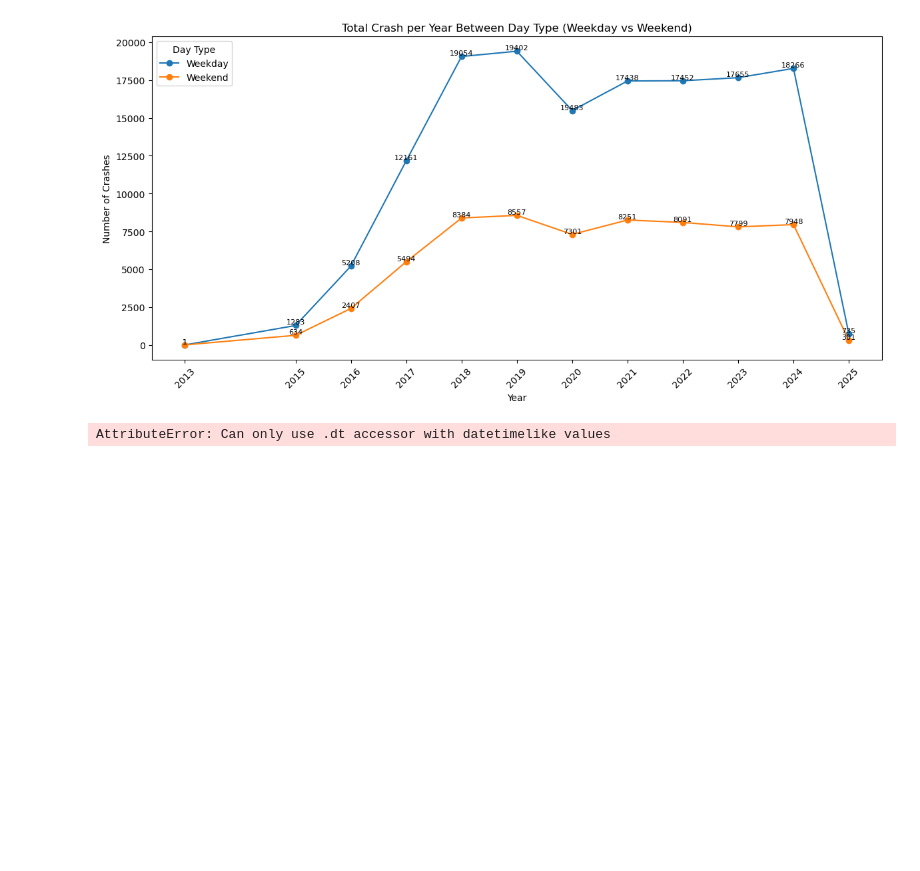
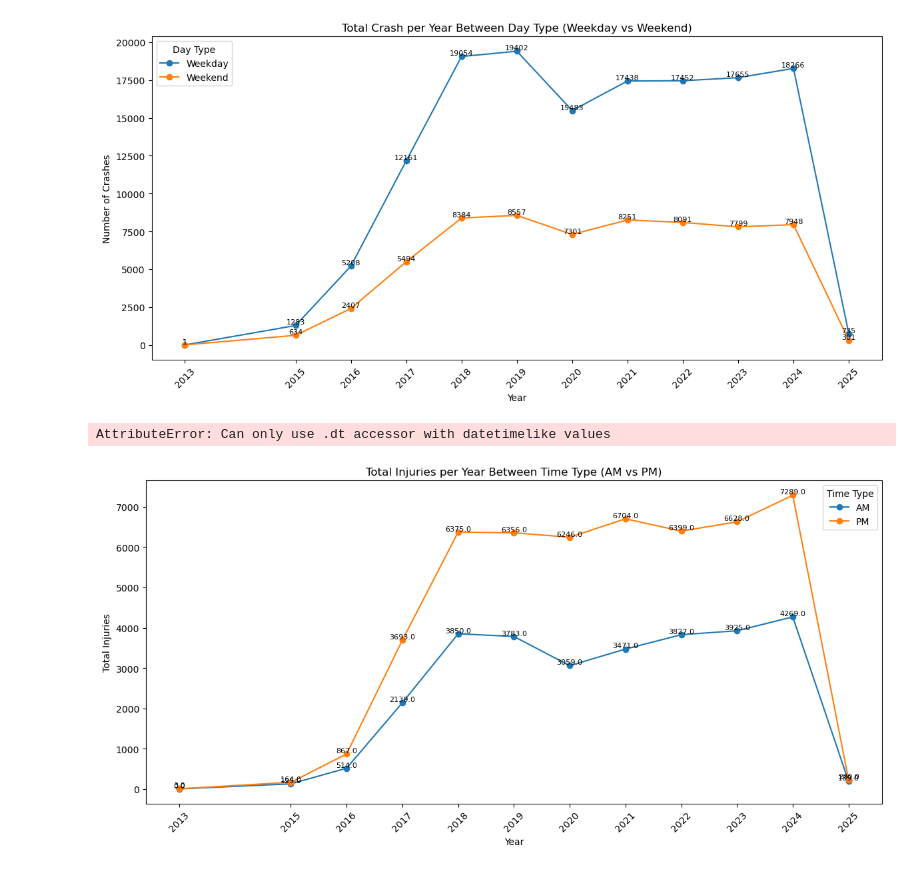
Before and after one commit to FlazeFy2/DS-Traffic_Accidents, a Jupyter notebook: exploratory data analysis-line.ipynb, the cells around one changed output. Cells and saved outputs as stored; diff of their text form; code cells hidden in the pictures; blank space fills up the shorter version.

Commit message:
[DS] Exploratory Data Analysis (EDA) - Line Chart Total Injuries per Year Between Time Type (AM vs PM)

```diff
--- a/exploratory data analysis-line.ipynb
+++ b/exploratory data analysis-line.ipynb
@@ -267,3 +267,45 @@ plt.tight_layout()
 plt.show()
 # %% [output]
 AttributeError: Can only use .dt accessor with datetimelike values
+# %%
+import pandas as pd
+import matplotlib.pyplot as plt
+
+# Dataset
+# Exploratory Data Analysis (EDA) - Line Chart Total Injuries per Year Between Time Type (AM vs PM)
+df = pd.read_csv("traffic_accidents.csv")
+
+# Convert crash_date to datetime
+df["crash_date"] = pd.to_datetime(df["crash_date"], format="%m/%d/%Y %I:%M:%S %p", errors="coerce")
+
+# Extract year
+df["year"] = df["crash_date"].dt.year
+
+# Extract AM/PM
+df["time_type"] = df["crash_date"].dt.strftime("%p")
+
+# Count total injuries per year by Time Type
+yearly_injuries = df.groupby(["year", "time_type"], observed=False)["injuries_total"].sum().unstack(fill_value=0)
+
+# Sort by year
+yearly_injuries = yearly_injuries.sort_index()
+
+# Line Chart
+plt.figure(figsize=(12, 6))
+for period in yearly_injuries.columns:
+    plt.plot(yearly_injuries.index, yearly_injuries[period], marker='o', label=period)
+
+# Add labels
+for period in yearly_injuries.columns:
+    for x, value in zip(yearly_injuries.index, yearly_injuries[period]):
+        plt.text(x, value + 0.5, str(value), ha='center', va='bottom', fontsize=8)
+
+plt.title("Total Injuries per Year Between Time Type (AM vs PM)")
+plt.xlabel("Year")
+plt.ylabel("Total Injuries")
+plt.xticks(yearly_injuries.index, rotation=45)
+plt.legend(title="Time Type")
+plt.tight_layout()
+plt.show()
+# %% [output]
+[figure, added]
```
